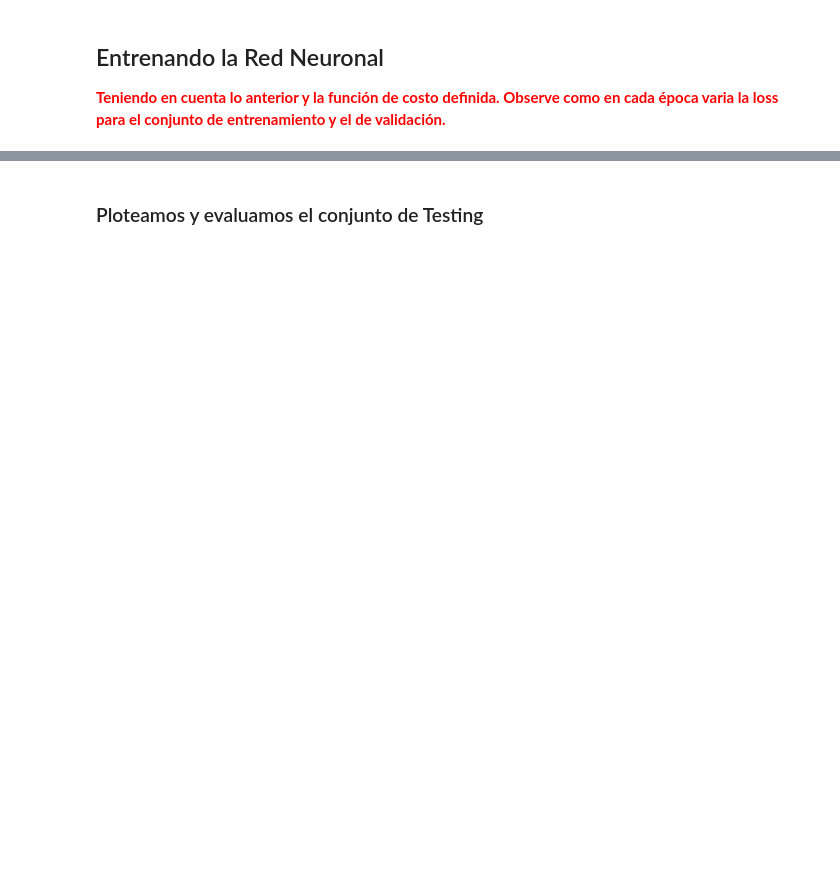
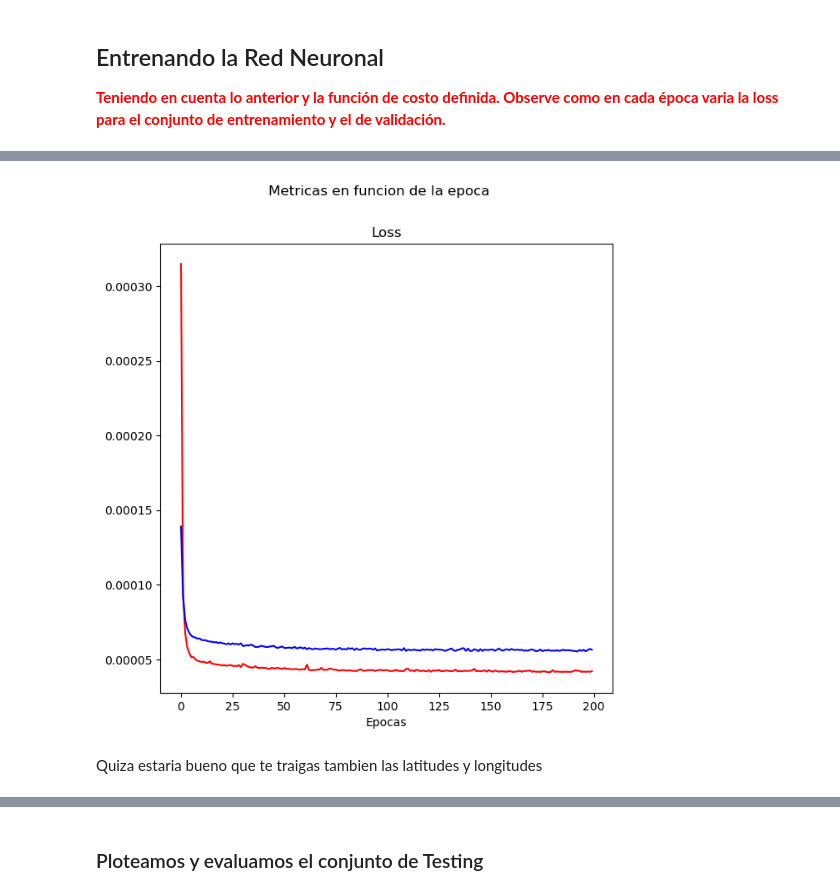
Before and after one commit to Gerlielbecario/Thesis_Neuronal_Network, a Jupyter notebook: work/3-Prototipo_Red_Neuronal/run_CONV.ipynb, the cells around one changed output, grey strips where cells are left out. Cells and saved outputs as stored; diff of their text form; code cells hidden in the pictures; blank space fills up the shorter version.

```diff
--- a/work/3-Prototipo_Red_Neuronal/run_CONV.ipynb
+++ b/work/3-Prototipo_Red_Neuronal/run_CONV.ipynb
@@ -485,0 +646,20 @@ Loss Val:    200.9208221435547
+# %%
+loss_train = archivo['loss_train']
+loss_val = archivo['loss_val']
+# %%
+fig = plt.figure(figsize=(7,7))
+plt.suptitle("Metricas en funcion de la epoca")
+
+plt.title("Loss")
+plt.plot(range(max_epochs), loss_train, color="red")
+plt.plot(range(max_epochs), loss_val, color="blue")
+
+#plt.ylim(0,1)
+plt.xlabel("Epocas")
+plt.grid()
+#plt.plot(range(max_epochs), RMSE,color="red")
+plt.grid()
+# %% [output]
+[figure, added]
+# %% [markdown]
+Quiza estaria bueno que te traigas tambien las latitudes y longitudes
```
Also changed, not shown: parts of 52 cells of this notebook, 8 other files.
